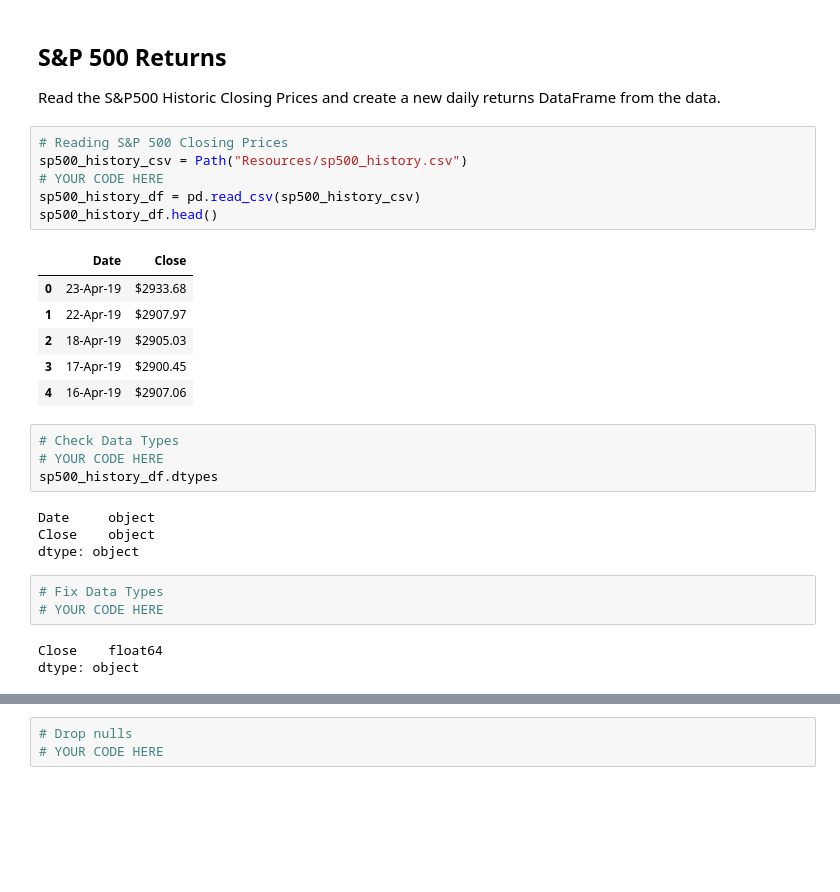
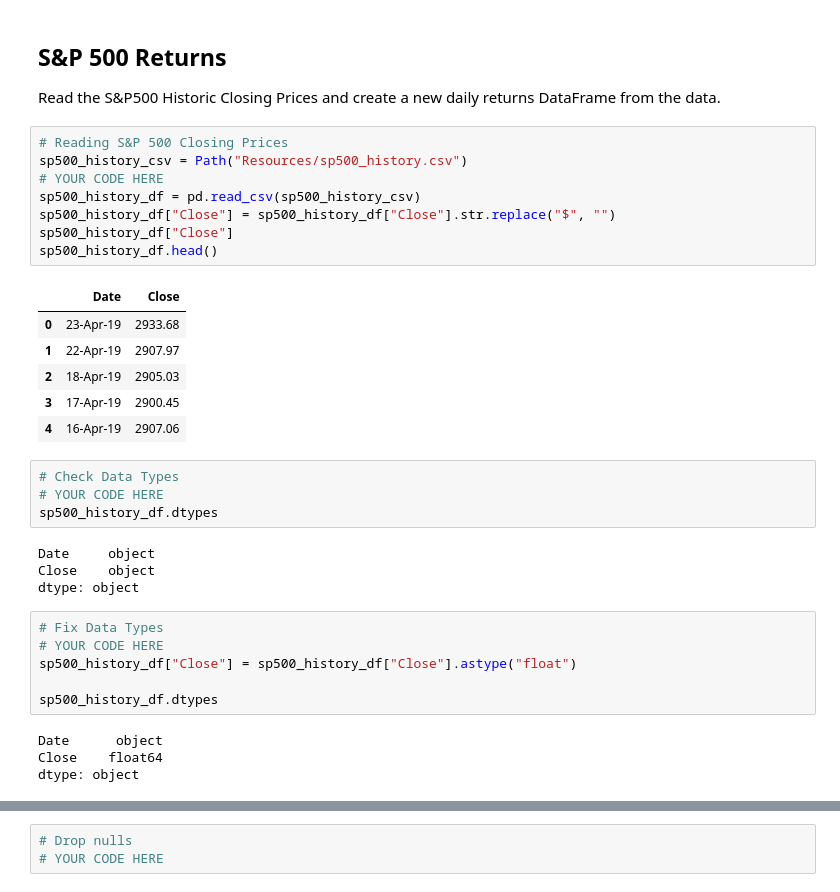
Before and after one commit to dbogatic/jupyter-homework, a Jupyter notebook: whale_analysis.ipynb, the cells around one changed output, grey strips where cells are left out. Drawn from its saved outputs; the diff is of its cells as text; blank space fills up the shorter version.

Commit message:
object to float

```diff
--- a/whale_analysis.ipynb
+++ b/whale_analysis.ipynb
@@ -100,16 +100,18 @@ Read the S&P500 Historic Closing Prices and create a new daily returns DataFrame
 # %%
 # Reading S&P 500 Closing Prices
 sp500_history_csv = Path("Resources/sp500_history.csv")
 # YOUR CODE HERE
 sp500_history_df = pd.read_csv(sp500_history_csv)
+sp500_history_df["Close"] = sp500_history_df["Close"].str.replace("$", "")
+sp500_history_df["Close"]
 sp500_history_df.head()
 # %% [output]
 |  | Date | Close |
-| 0 | 23-Apr-19 | $2933.68 |
-| 1 | 22-Apr-19 | $2907.97 |
-| 2 | 18-Apr-19 | $2905.03 |
-| 3 | 17-Apr-19 | $2900.45 |
-| 4 | 16-Apr-19 | $2907.06 |
+| 0 | 23-Apr-19 | 2933.68 |
+| 1 | 22-Apr-19 | 2907.97 |
+| 2 | 18-Apr-19 | 2905.03 |
+| 3 | 17-Apr-19 | 2900.45 |
+| 4 | 16-Apr-19 | 2907.06 |
 # %%
 # Check Data Types
 # YOUR CODE HERE
@@ -121,7 +123,11 @@ dtype: object
 # %%
 # Fix Data Types
 # YOUR CODE HERE
+sp500_history_df["Close"] = sp500_history_df["Close"].astype("float")
+
+sp500_history_df.dtypes
 # %% [output]
+Date      object
 Close    float64
 dtype: object
 # %%
```
Also changed, not shown: parts of 1 cell of this notebook.
